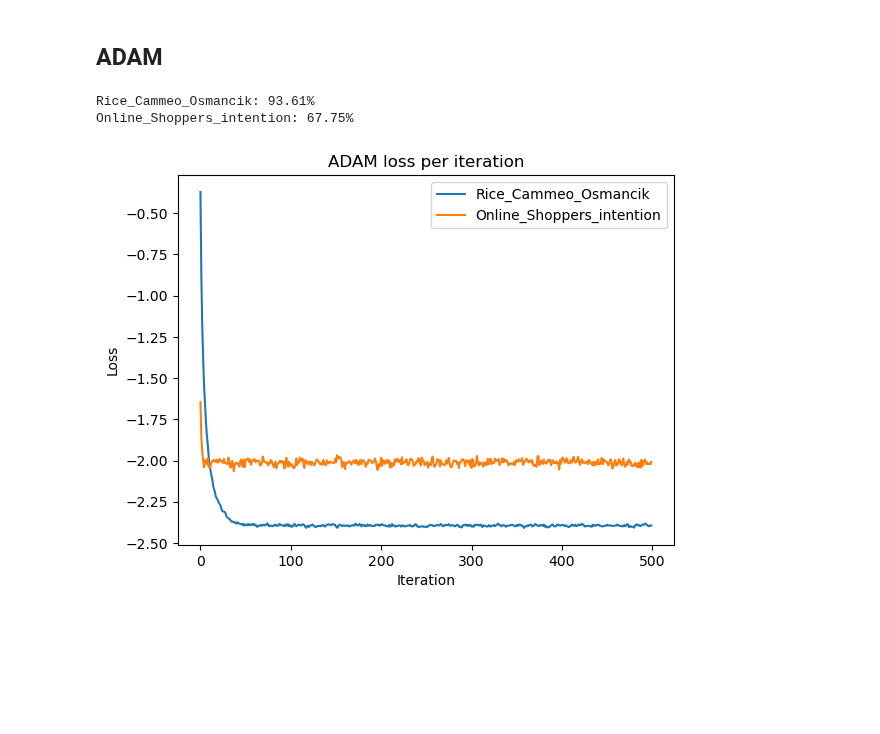
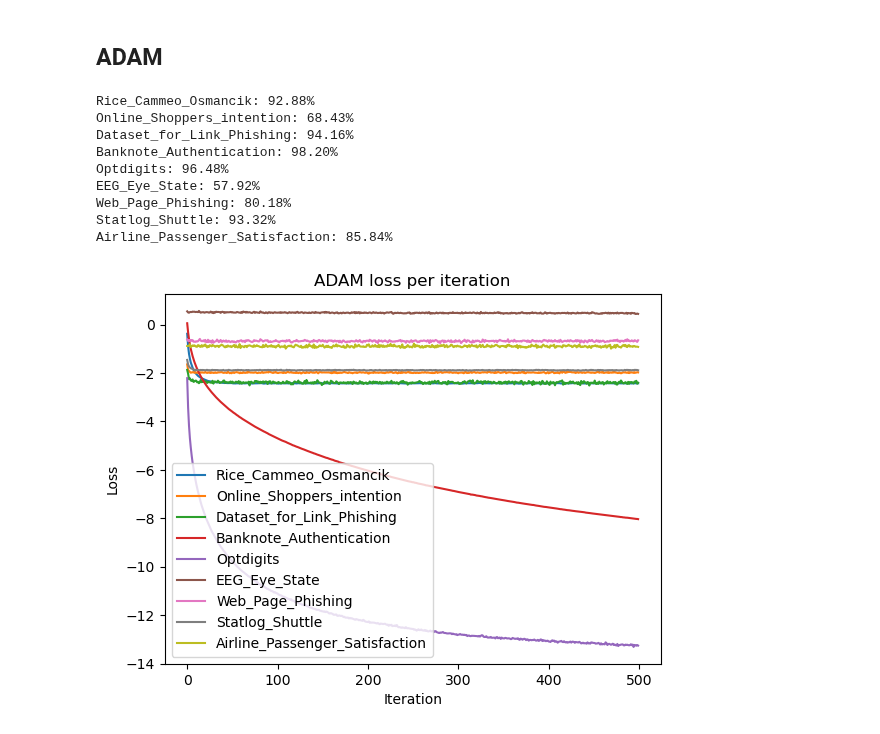
Before and after one commit to KarinaTiurina/aml_projects, a Jupyter notebook: Project1/Task3.3_ConvergenceAnalysis.ipynb, the cells around one changed output. Drawn from its saved outputs; the diff is of its cells as text; code cells hidden in the pictures; blank space fills up the shorter version.

```diff
--- a/Project1/Task3.3_ConvergenceAnalysis.ipynb
+++ b/Project1/Task3.3_ConvergenceAnalysis.ipynb
@@ -49,7 +49,11 @@ Removing feature Arrival Delay in Minutes with VIF 14.682176785346995
 # %%
 # Print shapes of datasets
-for dataset_name, dataset in list(datasets.items())[:2]:
+for dataset_name, dataset in datasets.items():
     X, y = dataset
+    if dataset_name == 'Web_Page_Phishing' or dataset_name == 'Airline_Passenger_Satisfaction':
+        fraction = int(X.shape[0]*0.5)
+        X = X[:fraction]
+        y = y[:fraction]
     print(f"{dataset_name}: {X.shape}, {y.shape}")
 # %% [output]
 Rice_Cammeo_Osmancik: (3810, 3), (3810,)
@@ -59,8 +70,12 @@ Online_Shoppers_intention: (12330, 17), (12330,)
 # %%
 history = {}
 
-for dataset_name, dataset in list(datasets.items())[:2]:
+for dataset_name, dataset in datasets.items():
   X, y = dataset
+  if dataset_name == 'Web_Page_Phishing' or dataset_name == 'Airline_Passenger_Satisfaction':
+    fraction = int(X.shape[0]*0.5)
+    X = X[:fraction]
+    y = y[:fraction]
   X_train, X_test, y_train, y_test = train_test_split(X, y, test_size=0.2, stratify=y)
   irls = IRLS()
   irls.fit(X_train, y_train)
@@ -90,8 +112,12 @@ Online_Shoppers_intention: 63.70%
 # %%
 history = {}
 
-for dataset_name, dataset in list(datasets.items())[:2]:
+for dataset_name, dataset in datasets.items():
   X, y = dataset
+  if dataset_name == 'Web_Page_Phishing' or dataset_name == 'Airline_Passenger_Satisfaction':
+    fraction = int(X.shape[0]*0.5)
+    X = X[:fraction]
+    y = y[:fraction]
   X_train, X_test, y_train, y_test = train_test_split(X, y, test_size=0.2, stratify=y)
   sgd = SGD()
   sgd.fit(X_train, y_train)
@@ -121,32 +154,43 @@ Online_Shoppers_intention: 66.90%
 # %%
 history = {}
 
-for dataset_name, dataset in list(datasets.items())[:2]:
+for dataset_name, dataset in datasets.items():
   X, y = dataset
+  if dataset_name == 'Web_Page_Phishing' or dataset_name == 'Airline_Passenger_Satisfaction':
+    fraction = int(X.shape[0]*0.5)
+    X = X[:fraction]
+    y = y[:fraction]
   X_train, X_test, y_train, y_test = train_test_split(X, y, test_size=0.2, stratify=y)
   adam = ADAM()
   adam.fit(X_train, y_train)
   history[dataset_name] = adam.get_params()['loss_history']
   y_pred = adam.predict(X_test)
   print(f'{dataset_name}: {balanced_accuracy_score(y_test, y_pred)*100:.2f}%')
 
 # Save history
 file_path = "task3.3_results/adam.json"
 with open(file_path, 'w') as json_file:
     json.dump(history, json_file)
 
 # Plot loss
 for dataset_name, data in history.items():
   plt.plot(data, label=dataset_name)
 
 plt.legend()
 plt.title('ADAM loss per iteration')
 plt.xlabel('Iteration')
 plt.ylabel('Loss');
 # %% [output]
-Rice_Cammeo_Osmancik: 93.61%
-Online_Shoppers_intention: 67.75%
+Rice_Cammeo_Osmancik: 92.88%
+Online_Shoppers_intention: 68.43%
+Dataset_for_Link_Phishing: 94.16%
+Banknote_Authentication: 98.20%
+Optdigits: 96.48%
+EEG_Eye_State: 57.92%
+Web_Page_Phishing: 80.18%
+Statlog_Shuttle: 93.32%
+Airline_Passenger_Satisfaction: 85.84%
-[figure, old version]
+[figure, new version]
 # %%
 # To read results:
 history = {}
```
Also changed, not shown: parts of 4 cells of this notebook, 3 other files.
